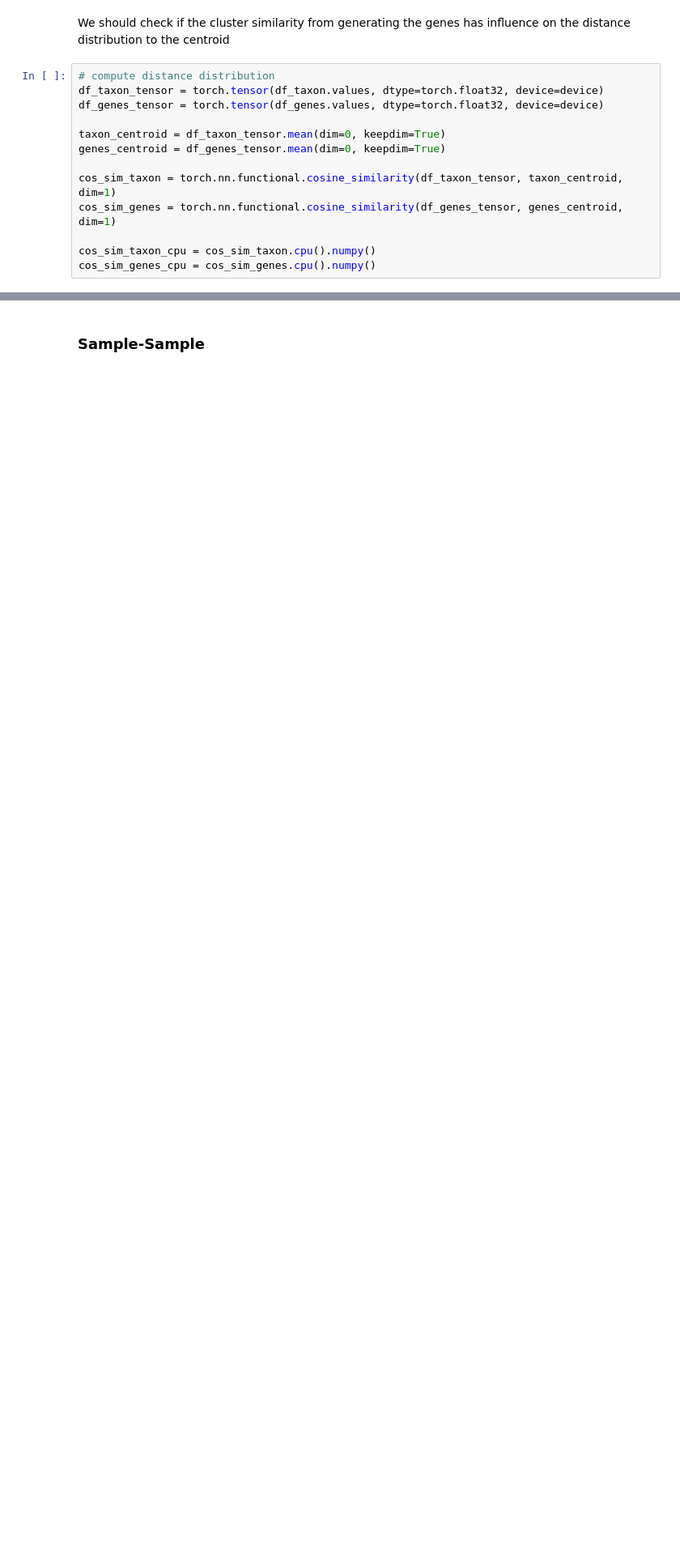
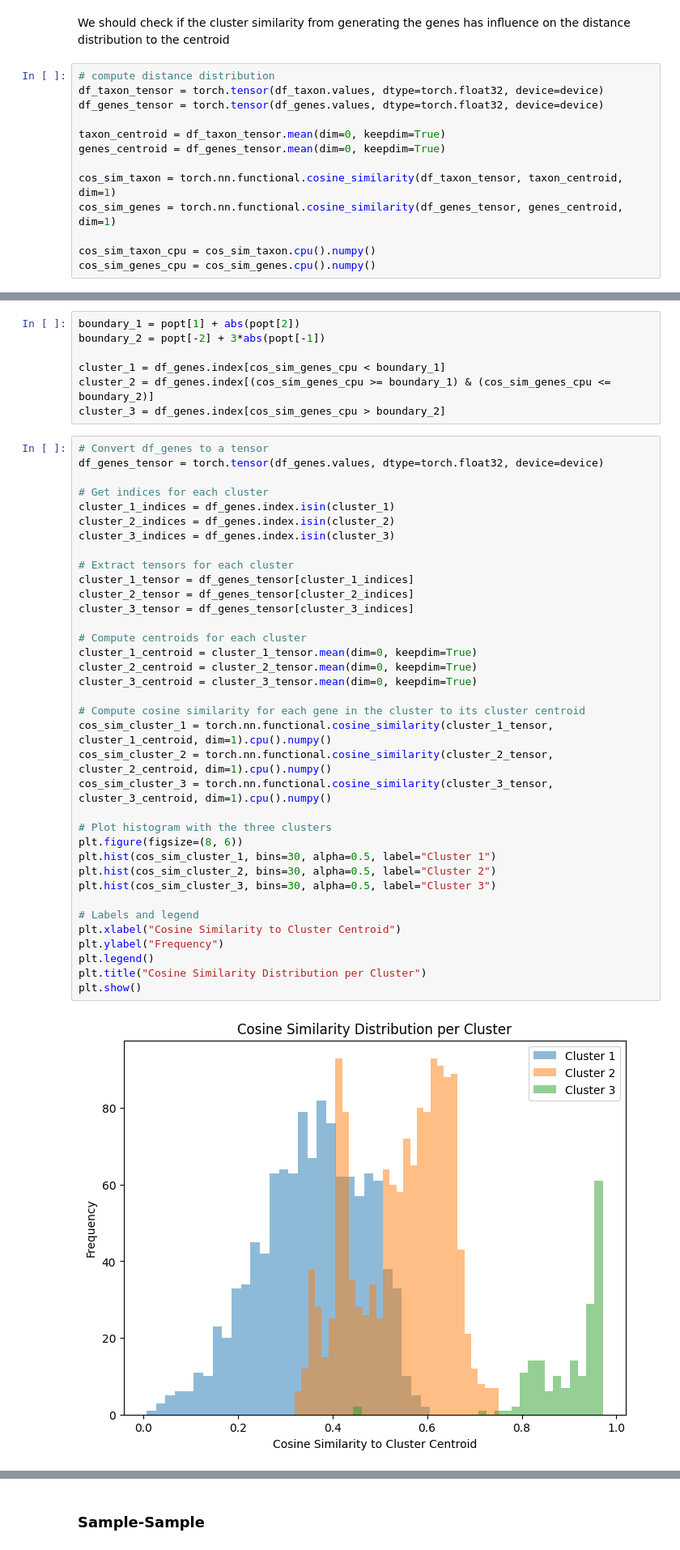
Before and after one commit to AthomsG/gene-prediction-from-bacteria-community, a Jupyter notebook: notebooks/EDA.ipynb, the cells around one changed output, grey strips where cells are left out. Shown at 81% size. Cells and saved outputs as stored; diff of their text form; blank space fills up the shorter version.

```diff
--- a/notebooks/EDA.ipynb
+++ b/notebooks/EDA.ipynb
@@ -440,0 +491,45 @@ plt.show()
+# %%
+boundary_1 = popt[1] + abs(popt[2])
+boundary_2 = popt[-2] + 3*abs(popt[-1])
+
+cluster_1 = df_genes.index[cos_sim_genes_cpu < boundary_1]
+cluster_2 = df_genes.index[(cos_sim_genes_cpu >= boundary_1) & (cos_sim_genes_cpu <= boundary_2)]
+cluster_3 = df_genes.index[cos_sim_genes_cpu > boundary_2]
+# %%
+# Convert df_genes to a tensor
+df_genes_tensor = torch.tensor(df_genes.values, dtype=torch.float32, device=device)
+
+# Get indices for each cluster
+cluster_1_indices = df_genes.index.isin(cluster_1)
+cluster_2_indices = df_genes.index.isin(cluster_2)
+cluster_3_indices = df_genes.index.isin(cluster_3)
+
+# Extract tensors for each cluster
+cluster_1_tensor = df_genes_tensor[cluster_1_indices]
+cluster_2_tensor = df_genes_tensor[cluster_2_indices]
+cluster_3_tensor = df_genes_tensor[cluster_3_indices]
+
+# Compute centroids for each cluster
+cluster_1_centroid = cluster_1_tensor.mean(dim=0, keepdim=True)
+cluster_2_centroid = cluster_2_tensor.mean(dim=0, keepdim=True)
+cluster_3_centroid = cluster_3_tensor.mean(dim=0, keepdim=True)
+
+# Compute cosine similarity for each gene in the cluster to its cluster centroid
+cos_sim_cluster_1 = torch.nn.functional.cosine_similarity(cluster_1_tensor, cluster_1_centroid, dim=1).cpu().numpy()
+cos_sim_cluster_2 = torch.nn.functional.cosine_similarity(cluster_2_tensor, cluster_2_centroid, dim=1).cpu().numpy()
+cos_sim_cluster_3 = torch.nn.functional.cosine_similarity(cluster_3_tensor, cluster_3_centroid, dim=1).cpu().numpy()
+
+# Plot histogram with the three clusters
+plt.figure(figsize=(8, 6))
+plt.hist(cos_sim_cluster_1, bins=30, alpha=0.5, label="Cluster 1")
+plt.hist(cos_sim_cluster_2, bins=30, alpha=0.5, label="Cluster 2")
+plt.hist(cos_sim_cluster_3, bins=30, alpha=0.5, label="Cluster 3")
+
+# Labels and legend
+plt.xlabel("Cosine Similarity to Cluster Centroid")
+plt.ylabel("Frequency")
+plt.legend()
+plt.title("Cosine Similarity Distribution per Cluster")
+plt.show()
+# %% [output]
+[figure, added]
```
Also changed, not shown: parts of 11 cells of this notebook.
